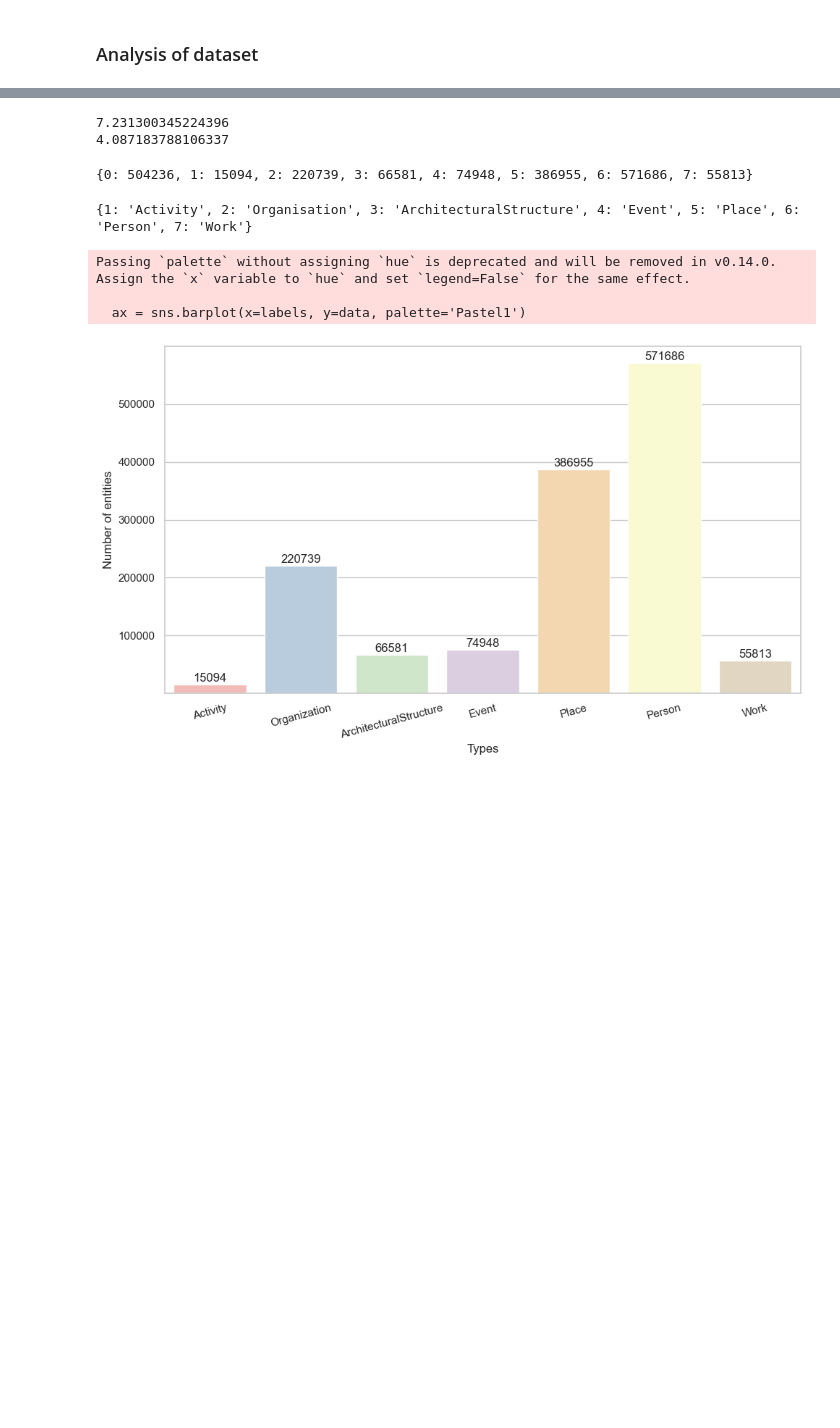
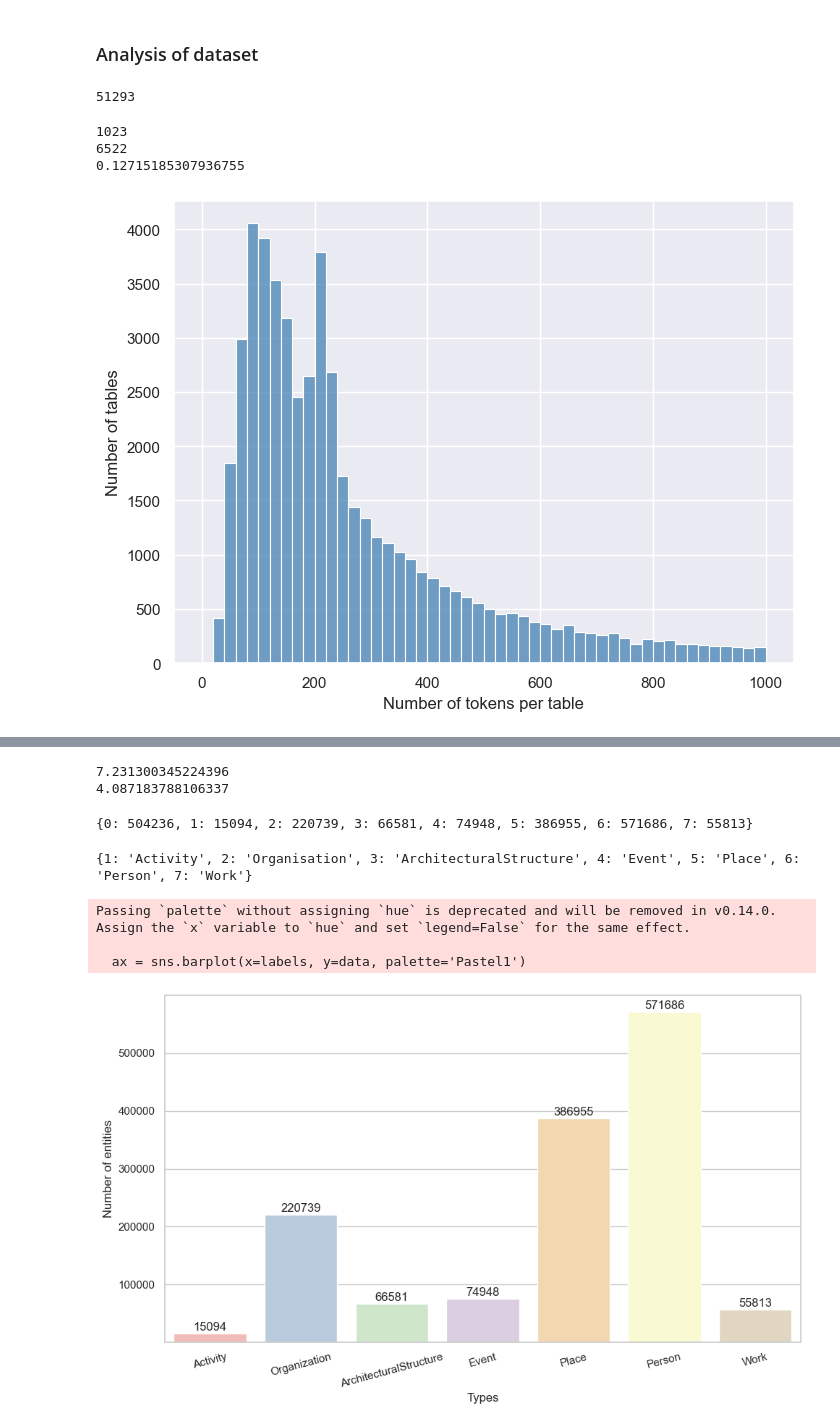
Before and after one commit to table-interpretation/wiki_table_NER, a Jupyter notebook: notebooks/data_plots.ipynb, the cells around one changed output, grey strips where cells are left out. Cells and saved outputs as stored; diff of their text form; code cells hidden in the pictures; blank space fills up the shorter version.

```diff
--- a/notebooks/data_plots.ipynb
+++ b/notebooks/data_plots.ipynb
@@ -132,7 +16,12 @@ with open('../data/final_NER_labeled_dataset_filtered.json', 'w') as f:
 # %% [markdown]
 ### Analysis of dataset
 # %%
-data = ner_tables
+data_path="../data/wiki_dbpedia_lvl_1_berttokenizerfast.json"
+
+dataset = pd.read_json(data_path, lines=True)
+print(len(dataset))
+# %% [output]
+51293
 # %%
 num_cells = []
 num_tokens = []
@@ -177,2 +65,18 @@ with tqdm(total=len(dataset)) as progress:
         num_rows_after_clipping.append(num_rows)
         progress.update()
+# %%
+fig, ax = plt.subplots(1)
+
+sns.histplot(num_tokens,kde=False,ax=ax,stat="count",binrange=[0,1000], bins=50, color='steelblue')
+#ax.set_title("num_tokens")
+ax.set(xlabel='Number of tokens per table', ylabel='Number of tables')
+
+print(max(num_tokens))
+print(len([x for x in num_tokens if x>512]))
+print(len([x for x in num_tokens if x>512])/len(num_tokens))
+#plt.savefig("num_tokens_before_clip.png")
+# %% [output]
+1023
+6522
+0.12715185307936755
+[figure, added]
```
Also changed, not shown: parts of 41 cells of this notebook, 6 other files.
